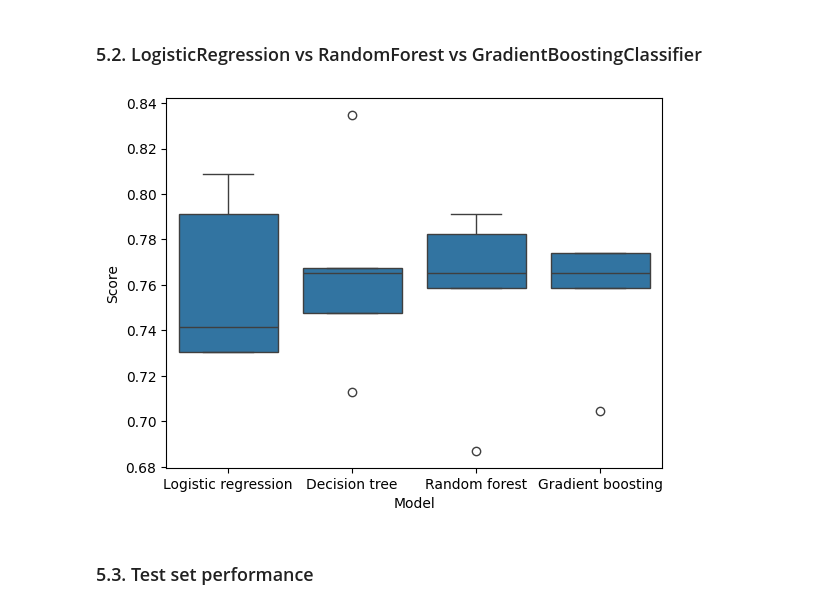
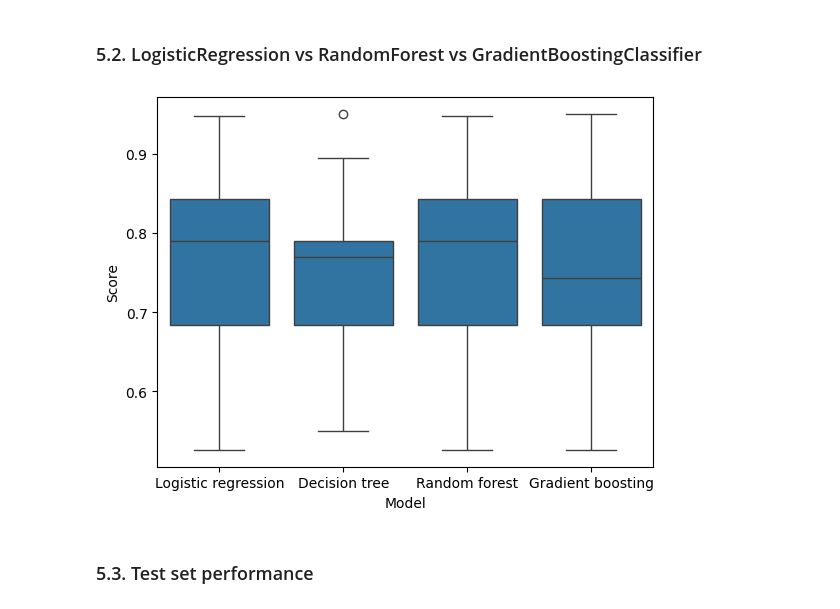
Before and after one commit to 4GeeksAcademy/gperdrizet-decision-trees, a Jupyter notebook: src/03-gradient_boosting_solution.ipynb, the cells around one changed output. Drawn from its saved outputs; the diff is of its cells as text; code cells hidden in the pictures.

```diff
--- a/src/03-gradient_boosting_solution.ipynb
+++ b/src/03-gradient_boosting_solution.ipynb
@@ -156,34 +156,35 @@ models={}
 models['Logistic regression']=LogisticRegression().fit(training_df.drop('Outcome', axis=1), training_df['Outcome'])
 
 with open(config.DECISION_TREE_MODEL, 'rb') as input_file:
     models['Decision tree']=pickle.load(input_file)
 
 with open(config.RANDOM_FOREST_MODEL, 'rb') as input_file:
     models['Random forest']=pickle.load(input_file)
 
 models['Gradient boosting']=model
 
 cross_val_scores={
     'Model': [],
     'Score': []
 }
 
 for model_name, model in models.items():
 
     scores=cross_val_score(
         model,
         training_df.drop('Outcome', axis=1),
         training_df['Outcome'],
+        cv=30,
         n_jobs=-1
     )
 
     cross_val_scores['Model'].extend([model_name]*len(scores))
     cross_val_scores['Score'].extend(scores)
 
 sns.boxplot(pd.DataFrame.from_dict(cross_val_scores), x='Model', y='Score')
 plt.show()
 # %% [output]
-[figure, old version]
+[figure, new version]
 # %% [markdown]
 ### 5.3. Test set performance
 # %%
```
Also changed, not shown: parts of 5 cells of this notebook, 2 other files.
